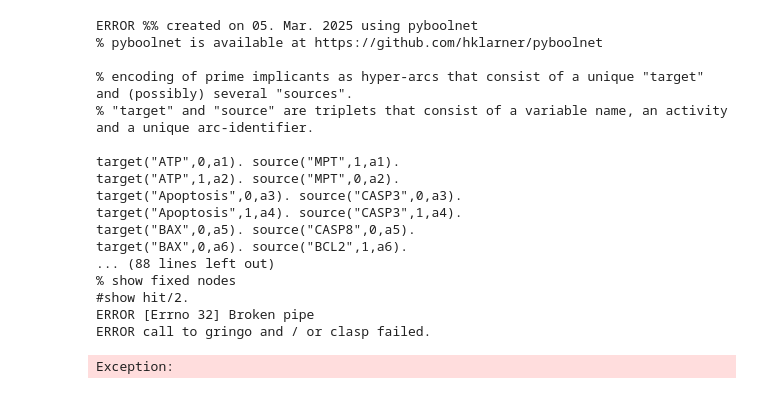
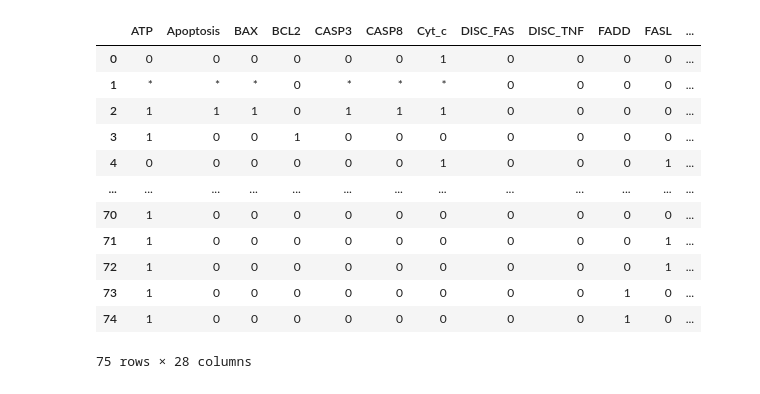
Before and after one commit to sysbio-curie/AstroLogics, a Jupyter notebook: scripts/dev/test_trapspace.ipynb, the cells around one changed output. Saved outputs shown, nothing was run; the diff lists cells and outputs as text; code cells hidden in the pictures.

```diff
--- a/scripts/dev/test_trapspace.ipynb
+++ b/scripts/dev/test_trapspace.ipynb
@@ -6,0 +5,9 @@ test = biolqm.load("../calzone_cellfate.bnet")
+# %%
+import numpy as np
+
+import biobalm.succession_diagram
+
+
+sd = biobalm.succession_diagram.SuccessionDiagram.from_file('../calzone_cellfate.bnet')
+sd.build()
+test = sd.summary()
@@ -6,0 +16,30 @@ test = biolqm.load("../calzone_cellfate.bnet")
+# %%
+import pandas as pd
+import re
+
+# Extract state order
+state_order_match = re.search(r"State order:\s*(.*)", test)
+state_order = state_order_match.group(1).split(", ") if state_order_match else []
+
+# Extract binary vectors (minimal trap space & motif avoidance)
+binary_vectors = re.findall(r"(?:minimal trap space|motif avoidance in) ([01*]+)", test)
+binary_vectors += re.findall(r"\.\.\.+([01*]+)", test)
+
+# Convert to DataFrame
+df = pd.DataFrame([list(vec) for vec in binary_vectors], columns=state_order)
+
+df
+# %% [output]
+|  | ATP | Apoptosis | BAX | BCL2 | CASP3 | CASP8 | Cyt_c | DISC_FAS | DISC_TNF | FADD | FASL | ... |
+| 0 | 0 | 0 | 0 | 0 | 0 | 0 | 1 | 0 | 0 | 0 | 0 | ... |
+| 1 | * | * | * | 0 | * | * | * | 0 | 0 | 0 | 0 | ... |
+| 2 | 1 | 1 | 1 | 0 | 1 | 1 | 1 | 0 | 0 | 0 | 0 | ... |
+| 3 | 1 | 0 | 0 | 1 | 0 | 0 | 0 | 0 | 0 | 0 | 0 | ... |
+| 4 | 0 | 0 | 0 | 0 | 0 | 0 | 1 | 0 | 0 | 0 | 1 | ... |
+| ... | ... | ... | ... | ... | ... | ... | ... | ... | ... | ... | ... | ... |
+| 70 | 1 | 0 | 0 | 0 | 0 | 0 | 0 | 0 | 0 | 0 | 0 | ... |
+| 71 | 1 | 0 | 0 | 0 | 0 | 0 | 0 | 0 | 0 | 0 | 1 | ... |
+| 72 | 1 | 0 | 0 | 0 | 0 | 0 | 0 | 0 | 0 | 0 | 1 | ... |
+| 73 | 1 | 0 | 0 | 0 | 0 | 0 | 0 | 0 | 0 | 1 | 0 | ... |
+| 74 | 1 | 0 | 0 | 0 | 0 | 0 | 0 | 0 | 0 | 1 | 0 | ... |
+75 rows × 28 columns
@@ -16,22 +56,0 @@ from colomoto_jupyter import tabulate
-# %%
-mints = compute_trap_spaces(primes)
-tabulate(mints)
-# %% [output]
-ERROR %% created on 05. Mar. 2025 using pyboolnet
-% pyboolnet is available at https://github.com/hklarner/pyboolnet
-
-% encoding of prime implicants as hyper-arcs that consist of a unique "target" and (possibly) several "sources".
-% "target" and "source" are triplets that consist of a variable name, an activity and a unique arc-identifier.
-
-target("ATP",0,a1). source("MPT",1,a1).
-target("ATP",1,a2). source("MPT",0,a2).
-target("Apoptosis",0,a3). source("CASP3",0,a3).
-target("Apoptosis",1,a4). source("CASP3",1,a4).
-target("BAX",0,a5). source("CASP8",0,a5).
-target("BAX",0,a6). source("BCL2",1,a6).
-... (88 lines left out)
-% show fixed nodes
-#show hit/2.
-ERROR [Errno 32] Broken pipe
-ERROR call to gringo and / or clasp failed.
-Exception:
```
Also changed, not shown: parts of 25 cells of this notebook.
